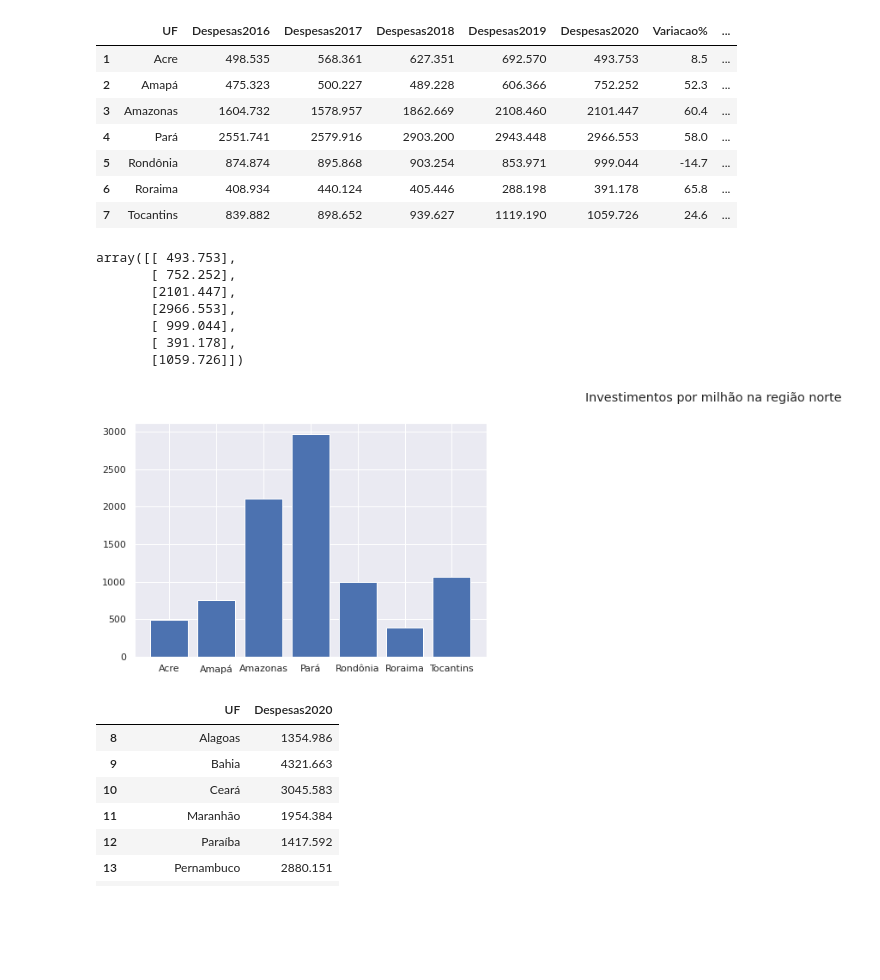
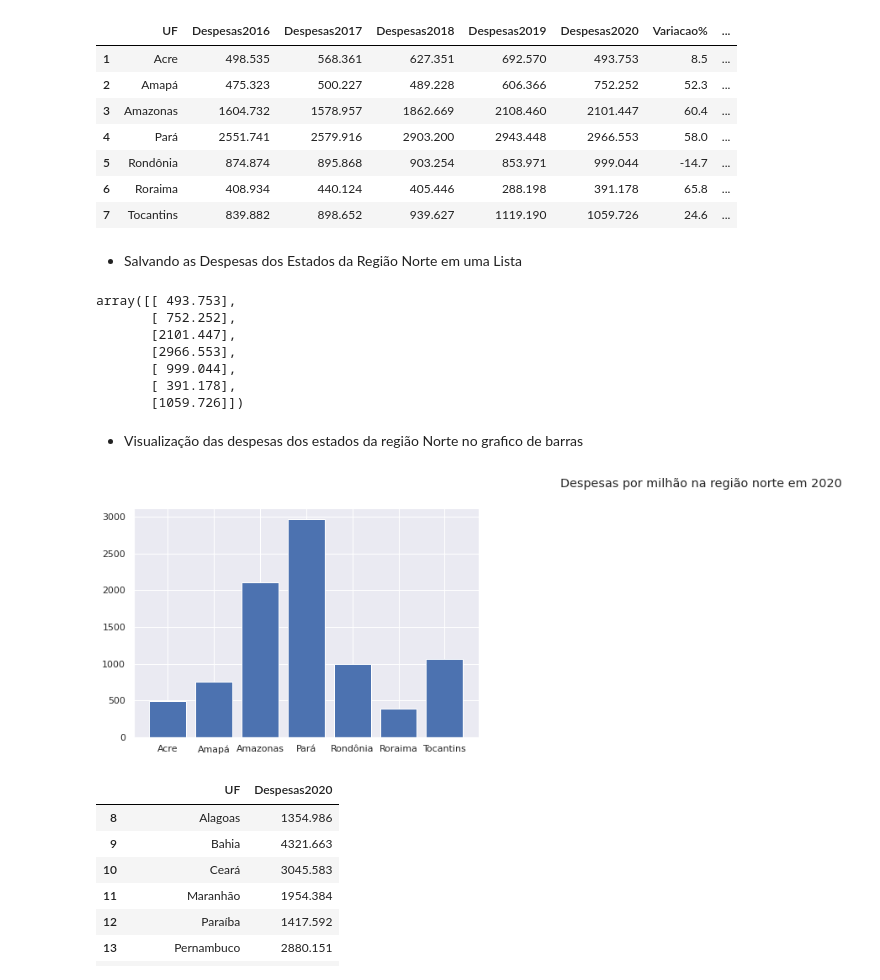
Before and after one commit to marimoreiraa/ProjetoFinal, a Jupyter notebook: 1_Pandas.ipynb, the cells around one changed output. Saved outputs shown, nothing was run; the diff lists cells and outputs as text; code cells hidden in the pictures; blank space fills up the shorter version.

```diff
--- a/1_Pandas.ipynb
+++ b/1_Pandas.ipynb
@@ -398,6 +412,8 @@ df_regiao
 | 5 | Rondônia | 874.874 | 895.868 | 903.254 | 853.971 | 999.044 | -14.7 | ... |
 | 6 | Roraima | 408.934 | 440.124 | 405.446 | 288.198 | 391.178 | 65.8 | ... |
 | 7 | Tocantins | 839.882 | 898.652 | 939.627 | 1119.190 | 1059.726 | 24.6 | ... |
+# %% [markdown]
+* Salvando as Despesas dos Estados da Região Norte em uma Lista
 # %%
 list_val = df.loc[filter_norte, ['Despesas2020']]
 list_val.values
@@ -409,19 +425,21 @@ array([[ 493.753],
        [ 999.044],
        [ 391.178],
        [1059.726]])
+# %% [markdown]
+* Visualização das despesas dos estados da região Norte no grafico de barras
 # %%
 names = ['Acre', 'Amapá', 'Amazonas', 'Pará', 'Rondônia', 'Roraima', 'Tocantins']
 values = [493.753,752.252,2101.447,2966.553,999.044,391.178,1059.726]
 
 plt.figure(figsize=(25, 5))
 
 plt.subplot(131)
 plt.bar(names, values)
 
-plt.suptitle('Investimentos por milhão na região norte')
+plt.suptitle('Despesas por milhão na região norte em 2020')
 plt.show()
 # %% [output]
-[figure, old version]
+[figure, new version]
 # %%
 df.loc[filter_nordeste, ['UF','Despesas2020']]
 # %% [output]
```
Also changed, not shown: parts of 39 cells of this notebook.
